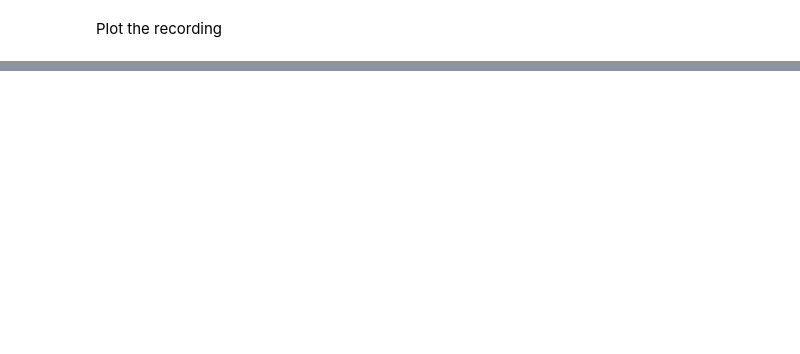
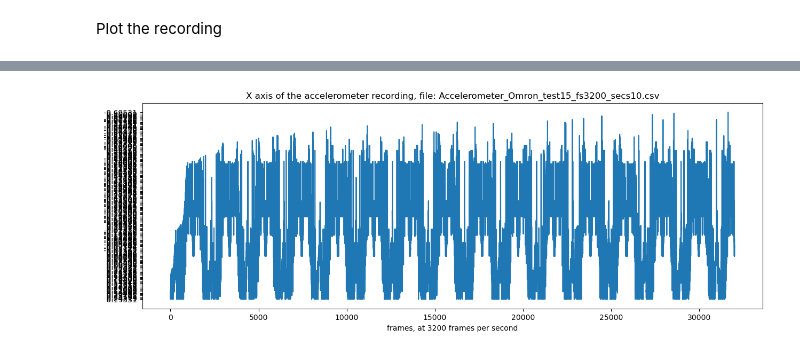
Before and after one commit to FlyingFish760/5ARIP10, a Jupyter notebook: HD_model/HD_statistical_features.ipynb, the cells around one changed output, grey strips where cells are left out. Saved outputs shown, nothing was run; the diff lists cells and outputs as text; code cells hidden in the pictures; blank space fills up the shorter version.

```diff
--- a/HD_model/HD_statistical_features.ipynb
+++ b/HD_model/HD_statistical_features.ipynb
@@ -77,0 +84,24 @@ sample = 0
+# %%
+dir_acc = os.path.join("data/1_Measurem_testday_Omron/Accelerometer", "03-05_Omron")
+
+acc_files = []
+acc_time = []
+acc_data = []
+acc_data_fft = []
+
+for i in os.listdir(dir_acc):
+    acc_files.append(i)
+
+    with open(dir_acc + '/' + i, 'r') as file:
+        csv_data = np.asarray(list(csv.reader(file)))
+
+    #samplerate, data = wavfile.read(dir_acc + '\\' + i) # for windows
+    acc_time.append(csv_data[1:,0])
+
+    data = csv_data[1:,1:4]
+    acc_data.append(data)
+
+    #also store the fft data
+    data_fft_v1 = fft(data)
+    data_fft = 2.0/(data.shape[0]) * np.abs(data_fft_v1[0:data.shape[0]//2])
+    acc_data_fft.append(data_fft)
@@ -77,0 +120,10 @@ sample = 0
+# %%
+# plot x axis of accelerometer
+
+plt.figure(figsize=(15,5))
+plt.plot(acc_data[0][:,0], label='x')
+plt.title('X axis of the accelerometer recording, file: ' + acc_files[0])
+plt.xlabel('frames, at 3200 frames per second')
+plt.show()
+# %% [output]
+[figure, added]
```
Also changed, not shown: parts of 23 cells of this notebook, 2 other files.
